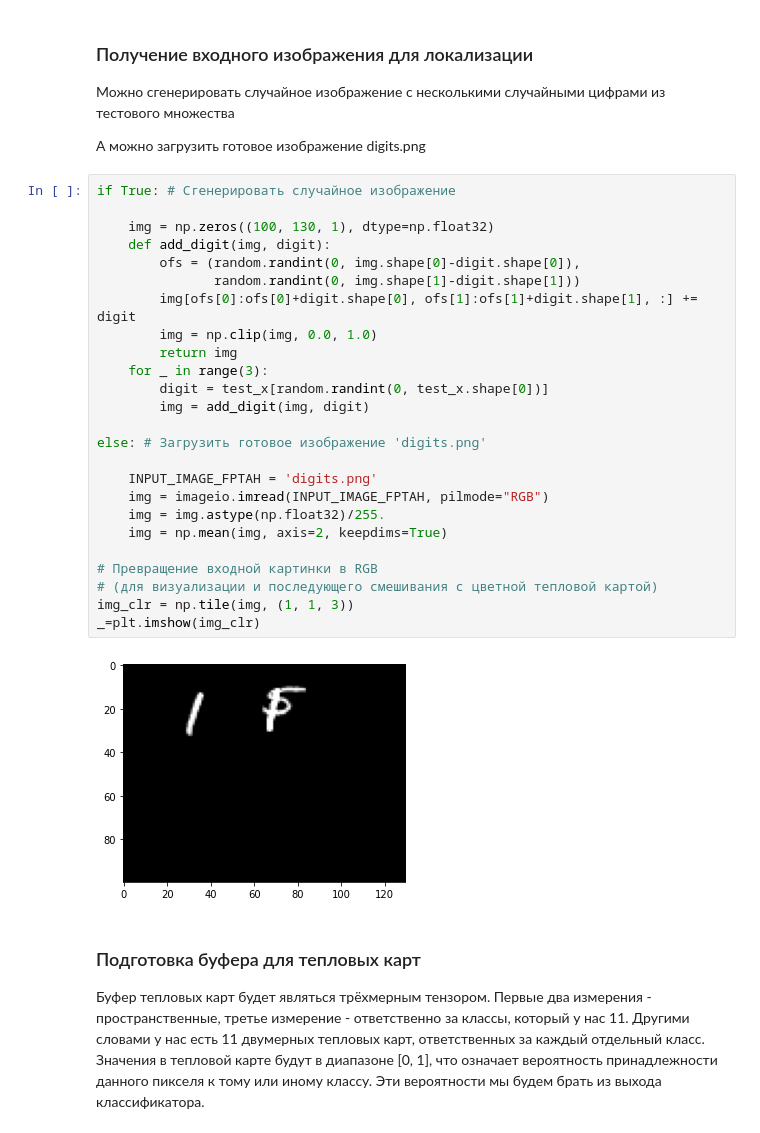
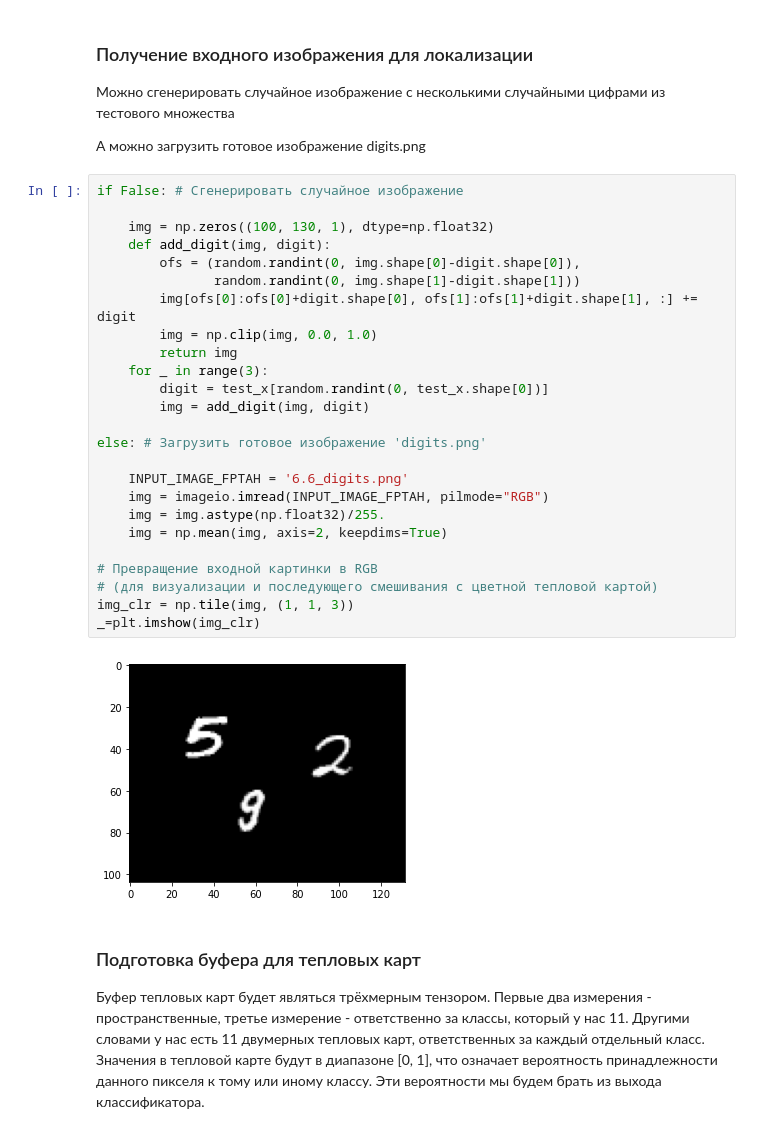
Before and after one commit to vsolodkyi/NeuralNetworks_SkillBox, a Jupyter notebook: module_6/6_6_РАЗБОР.ipynb, the cells around one changed output. Cells and saved outputs as stored; diff of their text form.

```diff
--- a/module_6/6_6_РАЗБОР.ipynb
+++ b/module_6/6_6_РАЗБОР.ipynb
@@ -183,32 +185,32 @@ model.evaluate(test_x, test_y)
 
 А можно загрузить готовое изображение digits.png
 # %%
-if True: # Сгенерировать случайное изображение
+if False: # Сгенерировать случайное изображение
 
     img = np.zeros((100, 130, 1), dtype=np.float32)
     def add_digit(img, digit):
         ofs = (random.randint(0, img.shape[0]-digit.shape[0]),
                random.randint(0, img.shape[1]-digit.shape[1]))
         img[ofs[0]:ofs[0]+digit.shape[0], ofs[1]:ofs[1]+digit.shape[1], :] += digit
         img = np.clip(img, 0.0, 1.0)
         return img
     for _ in range(3):
         digit = test_x[random.randint(0, test_x.shape[0])]
         img = add_digit(img, digit)
 
 else: # Загрузить готовое изображение 'digits.png'
 
-    INPUT_IMAGE_FPTAH = 'digits.png'
+    INPUT_IMAGE_FPTAH = '6.6_digits.png'
     img = imageio.imread(INPUT_IMAGE_FPTAH, pilmode="RGB")
     img = img.astype(np.float32)/255.
     img = np.mean(img, axis=2, keepdims=True)
 
 # Превращение входной картинки в RGB
 # (для визуализации и последующего смешивания с цветной тепловой картой)
 img_clr = np.tile(img, (1, 1, 3))
 _=plt.imshow(img_clr)
 # %% [output]
-[figure, old version]
+[figure, new version]
 # %% [markdown]
 ### Подготовка буфера для тепловых карт
 Буфер тепловых карт будет являться трёхмерным тензором. Первые два измерения - пространственные, третье измерение - ответственно за классы, который у нас 11. Другими словами у нас есть 11 двумерных тепловых карт, ответственных за каждый отдельный класс. Значения в тепловой карте будут в диапазоне [0, 1], что означает вероятность принадлежности данного пикселя к тому или иному классу. Эти вероятности мы будем брать из выхода классификатора.
```
Also changed, not shown: parts of 20 cells of this notebook.
